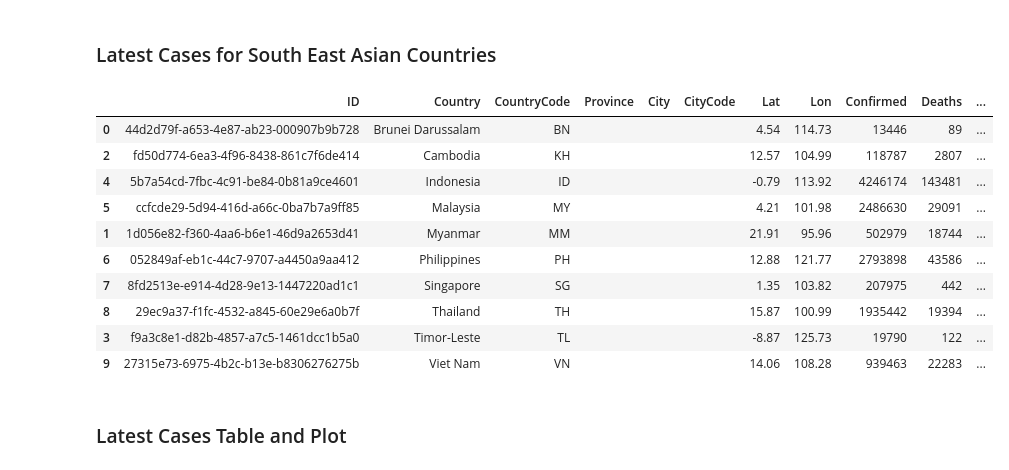
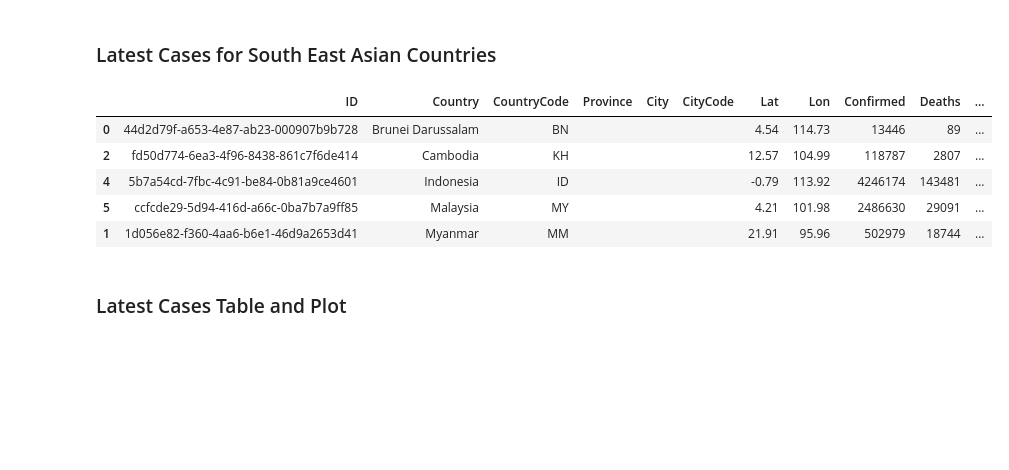
Before and after one commit to jerryendrina/535Practice, a Jupyter notebook: README.ipynb, the cells around one changed output. Saved outputs shown, nothing was run; the diff lists cells and outputs as text; code cells hidden in the pictures; blank space fills up the shorter version.

```diff
--- a/README.ipynb
+++ b/README.ipynb
@@ -107,19 +107,14 @@ for country in seCountries:
 # %%
 
 dataSE = DataFrame(dataSE).sort_values('Country')
-dataSE
+dataSE.head()
 # %% [output]
 |  | ID | Country | CountryCode | Province | City | CityCode | Lat | Lon | Confirmed | Deaths | ... |
 | 0 | 44d2d79f-a653-4e87-ab23-000907b9b728 | Brunei Darussalam | BN |  |  |  | 4.54 | 114.73 | 13446 | 89 | ... |
 | 2 | fd50d774-6ea3-4f96-8438-861c7f6de414 | Cambodia | KH |  |  |  | 12.57 | 104.99 | 118787 | 2807 | ... |
 | 4 | 5b7a54cd-7fbc-4c91-be84-0b81a9ce4601 | Indonesia | ID |  |  |  | -0.79 | 113.92 | 4246174 | 143481 | ... |
 | 5 | ccfcde29-5d94-416d-a66c-0ba7b7a9ff85 | Malaysia | MY |  |  |  | 4.21 | 101.98 | 2486630 | 29091 | ... |
 | 1 | 1d056e82-f360-4aa6-b6e1-46d9a2653d41 | Myanmar | MM |  |  |  | 21.91 | 95.96 | 502979 | 18744 | ... |
-| 6 | 052849af-eb1c-44c7-9707-a4450a9aa412 | Philippines | PH |  |  |  | 12.88 | 121.77 | 2793898 | 43586 | ... |
-| 7 | 8fd2513e-e914-4d28-9e13-1447220ad1c1 | Singapore | SG |  |  |  | 1.35 | 103.82 | 207975 | 442 | ... |
-| 8 | 29ec9a37-f1fc-4532-a845-60e29e6a0b7f | Thailand | TH |  |  |  | 15.87 | 100.99 | 1935442 | 19394 | ... |
-| 3 | f9a3c8e1-d82b-4857-a7c5-1461dcc1b5a0 | Timor-Leste | TL |  |  |  | -8.87 | 125.73 | 19790 | 122 | ... |
-| 9 | 27315e73-6975-4b2c-b13e-b8306276275b | Viet Nam | VN |  |  |  | 14.06 | 108.28 | 939463 | 22283 | ... |
 # %% [markdown]
 ### Latest Cases Table and Plot
 # %%
```
Also changed, not shown: parts of 32 cells of this notebook.
